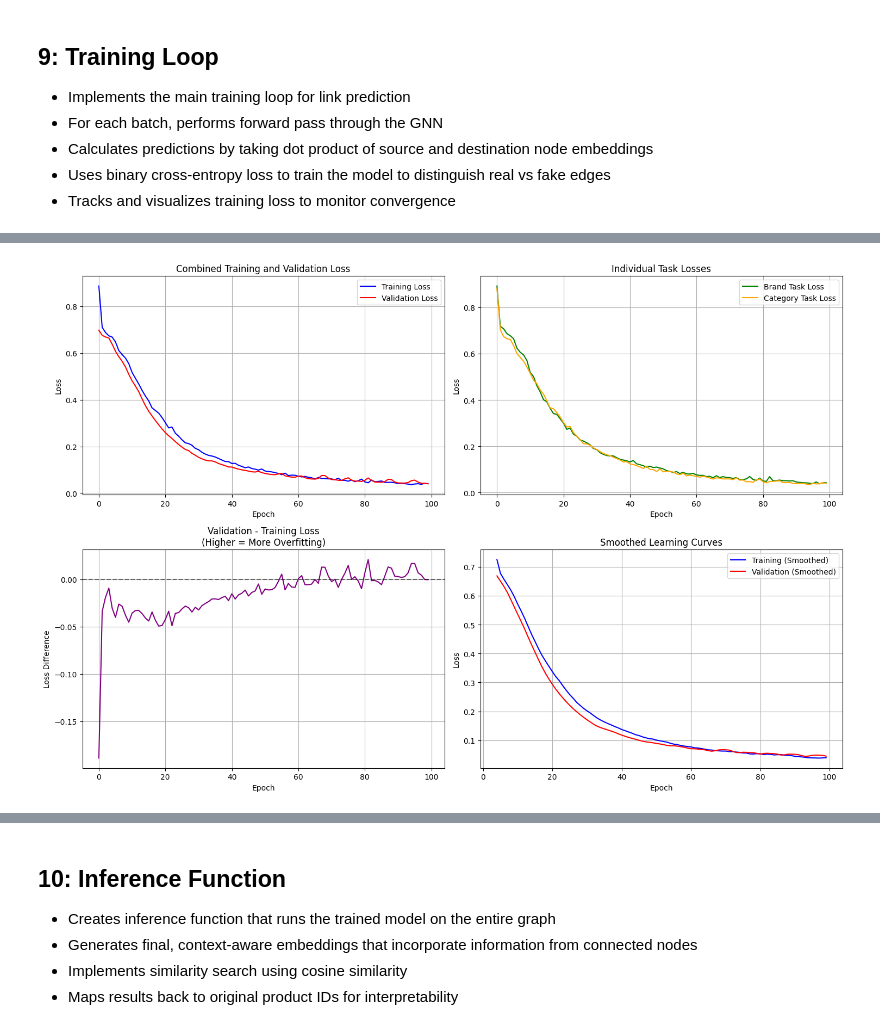
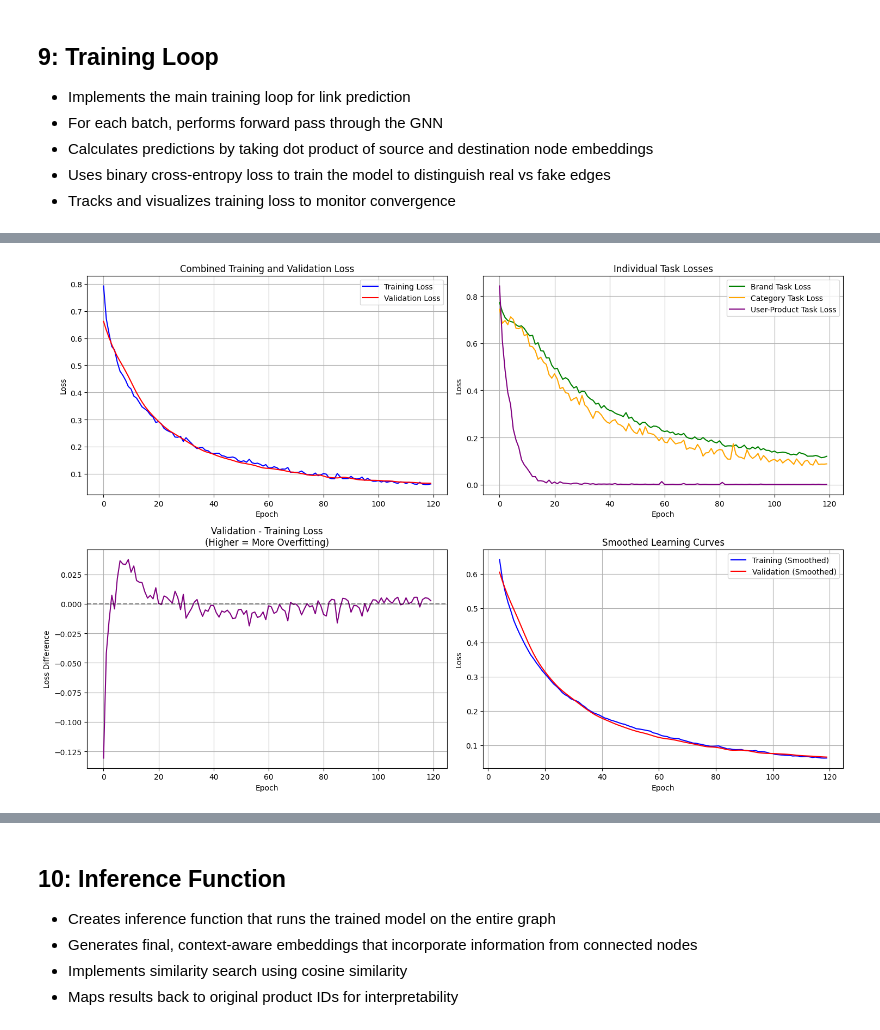
Before and after one commit to ProductPriceTrackerOrg/data-science, a Jupyter notebook: notebooks/GNN/02_building_GNN.ipynb, the cells around one changed output, grey strips where cells are left out. Drawn from its saved outputs; the diff is of its cells as text; code cells hidden in the pictures.

```diff
--- a/notebooks/GNN/02_building_GNN.ipynb
+++ b/notebooks/GNN/02_building_GNN.ipynb
@@ -524,7 +483,18 @@ def setup_training_multitask(data, model):
     """Setup optimizer and training data for both product-brand and product-category prediction"""
 
     # Optimizer
-    optimizer = torch.optim.Adam(model.parameters(), lr=0.005)
+    optimizer = torch.optim.Adam(model.parameters(), lr=0.002)
+
+    # Get user-product edges
+    up_edge_index = data['user', 'interacts', 'product'].edge_index
+    num_up_edges = up_edge_index.shape[1]
+
+    print(f"Total user-product interactions: {num_up_edges}")
+
+    # Split into train/val (80/20)
+    perm = torch.randperm(num_up_edges)
+    train_up_edges = up_edge_index[:, perm[:int(0.8 * num_up_edges)]]
+    val_up_edges = up_edge_index[:, perm[int(0.8 * num_up_edges):]]
 
     # Get edges for BOTH tasks
     pb_edge_index = data['product', 'has_brand', 'brand'].edge_index
@@ -563,9 +533,18 @@ def setup_training_multitask(data, model):
         return torch.tensor(negative_edges, dtype=torch.long).t()
 
     # Generate negative edges for both tasks
+    train_up_neg = generate_negative_edges(
+        train_up_edges, len(user_mapping), len(product_mapping)
+    )
+
+    val_up_neg = generate_negative_edges(
+        val_up_edges, len(user_mapping), len(product_mapping)
+    )
+
     train_pb_neg_edges = generate_negative_edges(
         train_pb_edges, len(product_mapping), len(brand_mapping)
     )
+
     val_pb_neg_edges = generate_negative_edges(
         val_pb_edges, len(product_mapping), len(brand_mapping)
     )
@@ -578,16 +557,19 @@ def setup_training_multitask(data, model):
     )
 
     return (optimizer,
+            train_up_edges, val_up_edges, train_up_neg, val_up_neg,
             train_pb_edges, val_pb_edges, train_pb_neg_edges, val_pb_neg_edges,
             train_pc_edges, val_pc_edges, train_pc_neg_edges, val_pc_neg_edges)
 
 # Setup training for multi-task learning
 training_data = setup_training_multitask(data, model)
 optimizer = training_data[0]
-train_pb_edges, val_pb_edges, train_pb_neg_edges, val_pb_neg_edges = training_data[1:5]
-train_pc_edges, val_pc_edges, train_pc_neg_edges, val_pc_neg_edges = training_data[5:9]
+train_up_edges, val_up_edges, train_up_neg, val_up_neg = training_data[1:5]
+train_pb_edges, val_pb_edges, train_pb_neg_edges, val_pb_neg_edges = training_data[5:9]
+train_pc_edges, val_pc_edges, train_pc_neg_edges, val_pc_neg_edges = training_data[9:13]
 
 print("Multi-task training setup complete:")
+print(f"User-Product training edges: {train_up_edges.shape[1]} pos, {train_up_neg.shape[1]} neg")
 print(f"Product-Brand training edges: {train_pb_edges.shape[1]} pos, {train_pb_neg_edges.shape[1]} neg")
 print(f"Product-Category training edges: {train_pc_edges.shape[1]} pos, {train_pc_neg_edges.shape[1]} neg")
 print(f"Product-Brand validation edges: {val_pb_edges.shape[1]} pos, {val_pb_neg_edges.shape[1]} neg")
@@ -756,6 +771,7 @@ plt.grid(True)
 plt.subplot(2, 2, 2)
 plt.plot(brand_losses, label='Brand Task Loss', color='green')
 plt.plot(category_losses, label='Category Task Loss', color='orange')
+plt.plot(user_product_losses, label='User-Product Task Loss', color='purple')
 plt.title('Individual Task Losses')
 plt.xlabel('Epoch')
 plt.ylabel('Loss')
@@ -768,32 +784,32 @@ loss_diff = [val - train for val, train in zip(val_losses, train_losses)]
 plt.plot(loss_diff, color='purple')
 plt.title('Validation - Training Loss\n(Higher = More Overfitting)')
 plt.xlabel('Epoch')
 plt.ylabel('Loss Difference')
 plt.grid(True)
 plt.axhline(y=0, color='black', linestyle='--', alpha=0.5)
 
 # Plot 4: Learning curves smoothed
 plt.subplot(2, 2, 4)
 window = 5
 if len(train_losses) >= window:
     train_smooth = pd.Series(train_losses).rolling(window).mean()
     val_smooth = pd.Series(val_losses).rolling(window).mean()
     plt.plot(train_smooth, label='Training (Smoothed)', color='blue')
     plt.plot(val_smooth, label='Validation (Smoothed)', color='red')
     plt.title('Smoothed Learning Curves')
     plt.xlabel('Epoch')
     plt.ylabel('Loss')
     plt.legend()
     plt.grid(True)
 
 plt.tight_layout()
 plt.show()
 
 print(f"\nTraining Summary:")
 print(f"Final Combined Loss - Train: {train_losses[-1]:.4f}, Val: {val_losses[-1]:.4f}")
 print(f"Final Brand Task Loss: {brand_losses[-1]:.4f}")
 print(f"Final Category Task Loss: {category_losses[-1]:.4f}")
 print(f"Overfitting Check: {val_losses[-1] - train_losses[-1]:.4f} (lower is better)")
 # %% [output]
-[figure, old version]
+[figure, new version]
 Training Summary:
```
Also changed, not shown: parts of 19 cells of this notebook.
